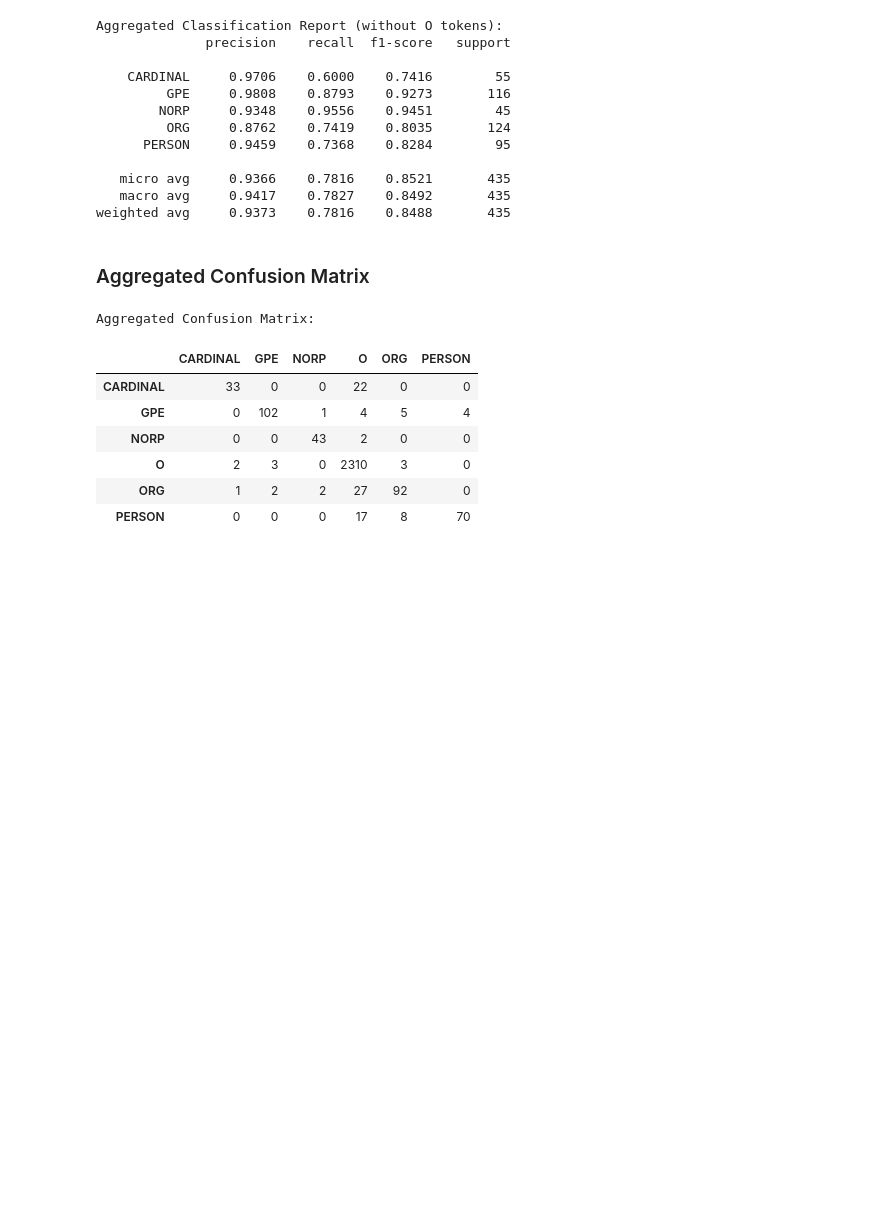
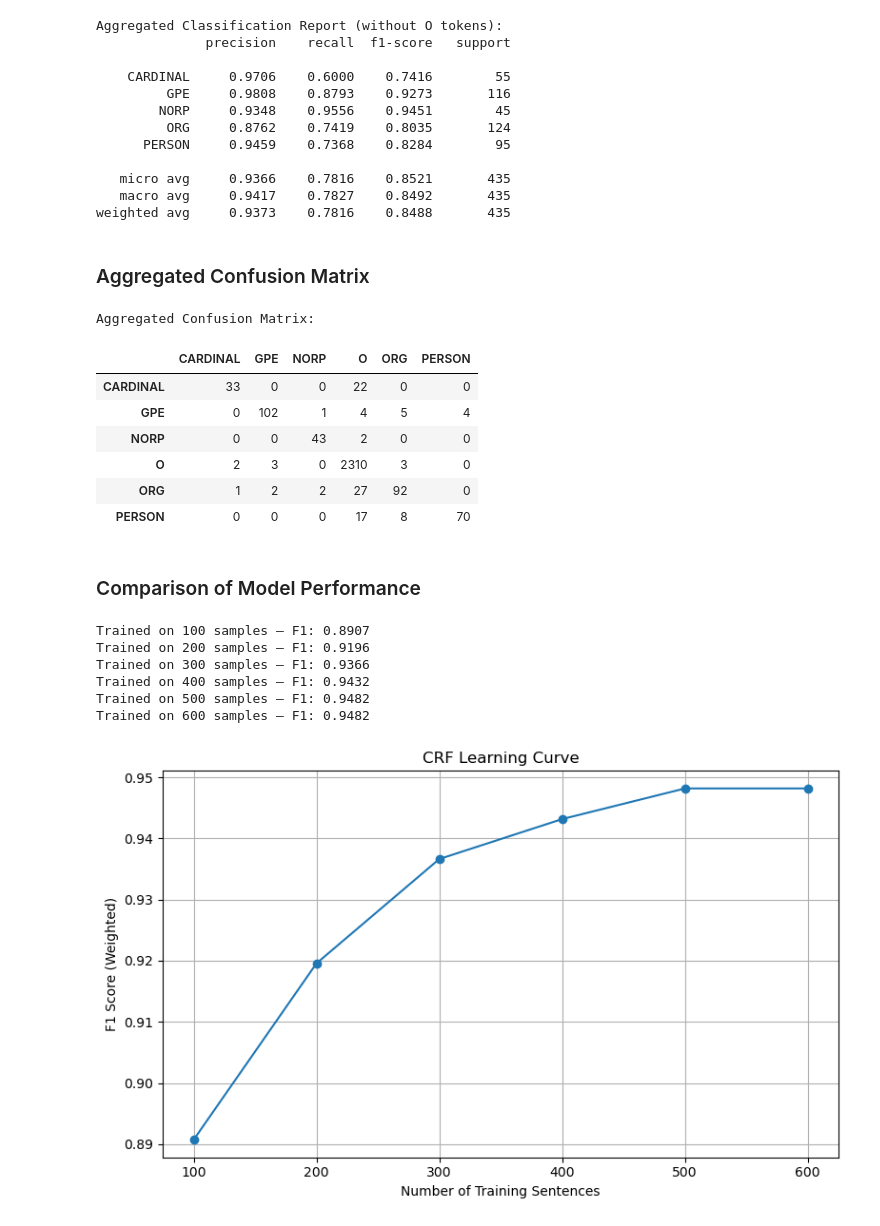
Before and after one commit to mayiquimpo/6200, a Jupyter notebook: Assignment 4.ipynb, the cells around one changed output. Drawn from its saved outputs; the diff is of its cells as text; code cells hidden in the pictures; blank space fills up the shorter version.

```diff
--- a/Assignment 4.ipynb
+++ b/Assignment 4.ipynb
@@ -599,3 +609,52 @@ Aggregated Confusion Matrix:
 | O | 2 | 3 | 0 | 2310 | 3 | 0 |
 | ORG | 1 | 2 | 2 | 27 | 92 | 0 |
 | PERSON | 0 | 0 | 0 | 17 | 8 | 70 |
+# %% [markdown]
+### Comparison of Model Performance
+# %%
+def train_evaluate_crf(sentences, sizes, test_size=0.2, random_state=42):
+    f1_scores = []
+
+    # Fix the test set once
+    train_full, test_sents = train_test_split(sentences, test_size=test_size, random_state=random_state)
+    X_test = [sent2features(s) for s in test_sents]
+    y_test = [sent2labels(s) for s in test_sents]
+
+    for size in sizes:
+        train_subset = train_full[:size]
+        X_train = [sent2features(s) for s in train_subset]
+        y_train = [sent2labels(s) for s in train_subset]
+
+        crf = CRF(algorithm='lbfgs', max_iterations=50)
+        crf.fit(X_train, y_train)
+
+        y_pred = crf.predict(X_test)
+        f1 = metrics.flat_f1_score(y_test, y_pred, average='weighted')
+        f1_scores.append(f1)
+        print(f"Trained on {size} samples — F1: {f1:.4f}")
+
+    return sizes, f1_scores
+# %%
+sizes = [100, 200, 300, 400, 500, 600]
+filename = "conll_output_2.txt"
+sentences = read_conll(filename)
+
+x_vals, f1_vals = train_evaluate_crf(sentences, sizes)
+# %% [output]
+Trained on 100 samples — F1: 0.8907
+Trained on 200 samples — F1: 0.9196
+Trained on 300 samples — F1: 0.9366
+Trained on 400 samples — F1: 0.9432
+Trained on 500 samples — F1: 0.9482
+Trained on 600 samples — F1: 0.9482
+# %%
+plt.figure(figsize=(8, 5))
+plt.plot(x_vals, f1_vals, marker='o', linestyle='-')
+plt.title("CRF Learning Curve")
+plt.xlabel("Number of Training Sentences")
+plt.ylabel("F1 Score (Weighted)")
+plt.grid(True)
+plt.tight_layout()
+plt.show()
+# %% [output]
+[figure, added]
```
Also changed, not shown: parts of 11 cells of this notebook.
